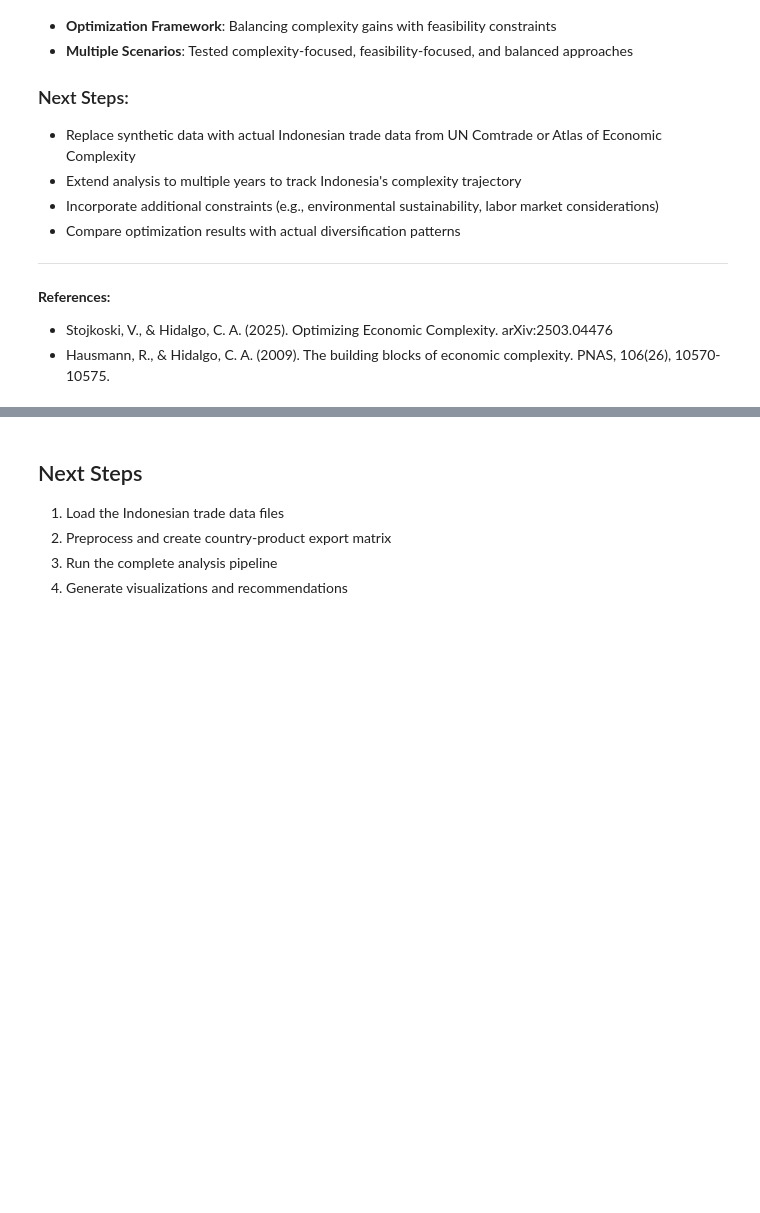
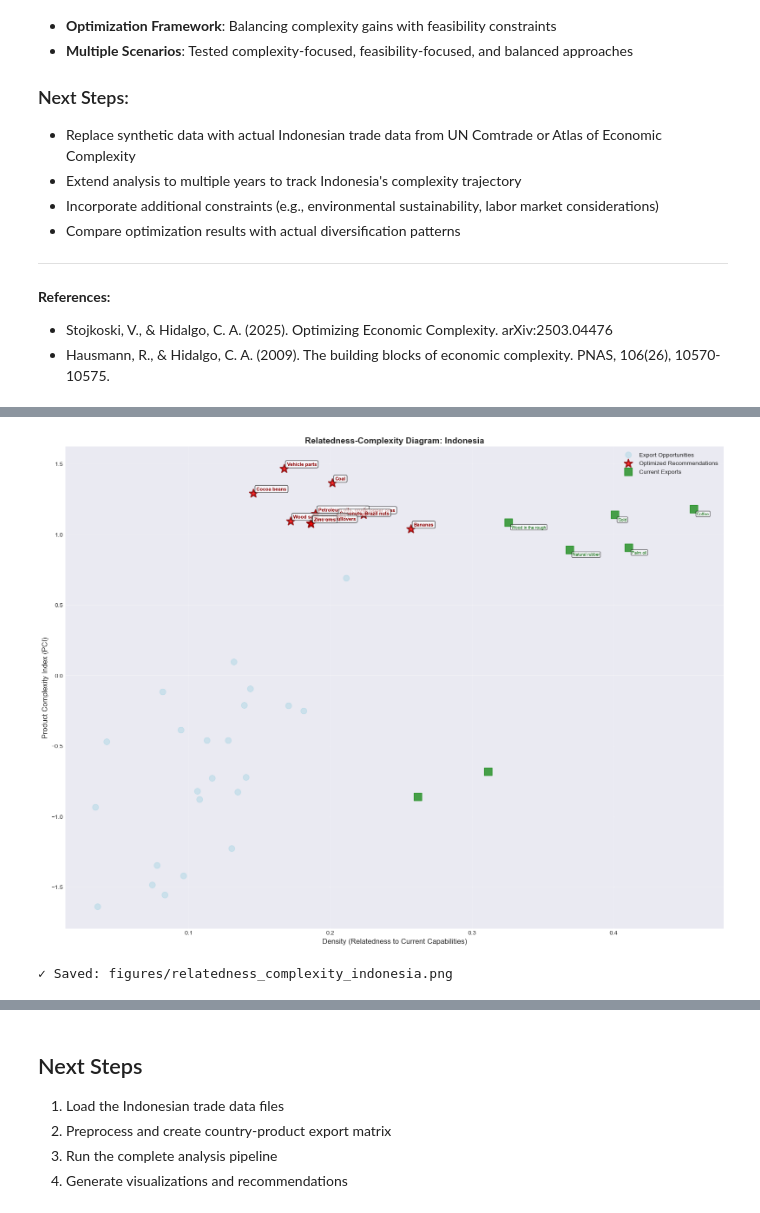
Before and after one commit to gutama/cottonborry, a Jupyter notebook: economic_complexity_indonesia.ipynb, the cells around one changed output, grey strips where cells are left out. Saved outputs shown, nothing was run; the diff lists cells and outputs as text; code cells hidden in the pictures; blank space fills up the shorter version.

```diff
--- a/economic_complexity_indonesia.ipynb
+++ b/economic_complexity_indonesia.ipynb
@@ -492,16 +787,23 @@ print("✓ Saved: figures/product_space_network_indonesia.png")
 # %%
 # Visualization 2: Relatedness-Complexity Diagram for Indonesia
 import os
 os.makedirs('figures', exist_ok=True)
 
+# Create product names dictionary from dataframe
+product_names = df.drop_duplicates('hs_code').set_index('hs_code')['product_name'].to_dict()
+
 fig = plot_relatedness_complexity_diagram(
     density_idn, PCI, indonesia_basket,
     optimal_products=optimal_products,
-    country='Indonesia'
+    country='Indonesia',
+    product_names=product_names
 )
 plt.savefig('figures/relatedness_complexity_indonesia.png', dpi=300, bbox_inches='tight')
 plt.show()
 print("✓ Saved: figures/relatedness_complexity_indonesia.png")
+# %% [output]
+[figure, added]
+✓ Saved: figures/relatedness_complexity_indonesia.png
 # %%
 # Visualization 1: Economic Complexity Index by Country
 print("Generating visualizations...")
```
Also changed, not shown: parts of 8 cells of this notebook, 5 other files.
